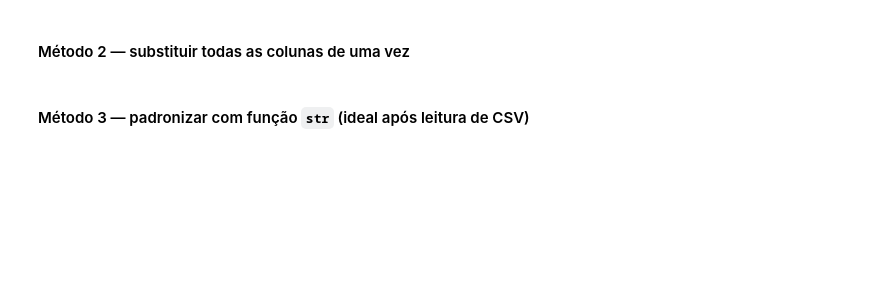
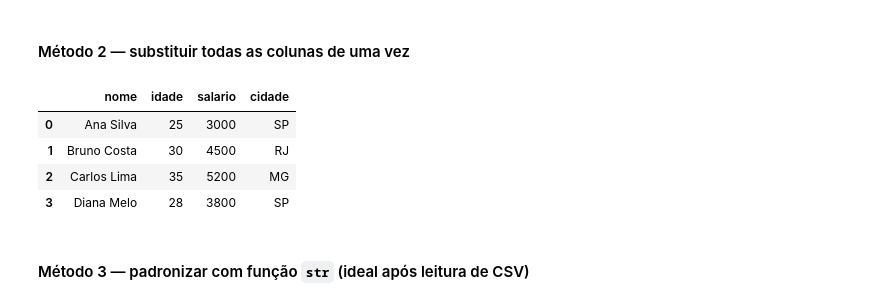
Before and after one commit to prof-mrafaelbatista/261_UNIESP_MBA-DADOS_data_mining_inferencia_estatistica, a Jupyter notebook: samples/06_limpeza_colunas_correlacao.ipynb, the cells around one changed output. Drawn from its saved outputs; the diff is of its cells as text; code cells hidden in the pictures; blank space fills up the shorter version.

```diff
--- a/samples/06_limpeza_colunas_correlacao.ipynb
+++ b/samples/06_limpeza_colunas_correlacao.ipynb
@@ -38,8 +48,15 @@ df1.columns.tolist()
 # %%
 df2 = df.copy()
 df2.columns = ['nome', 'idade', 'salario', 'cidade']
 
 df2.columns.tolist()
+df2.head()
+# %% [output]
+|  | nome | idade | salario | cidade |
+| 0 | Ana Silva | 25 | 3000 | SP |
+| 1 | Bruno Costa | 30 | 4500 | RJ |
+| 2 | Carlos Lima | 35 | 5200 | MG |
+| 3 | Diana Melo | 28 | 3800 | SP |
 # %% [markdown]
 #### Método 3 — padronizar com função `str` (ideal após leitura de CSV)
 # %%
```
Also changed, not shown: parts of 35 cells of this notebook, 3 other files.
